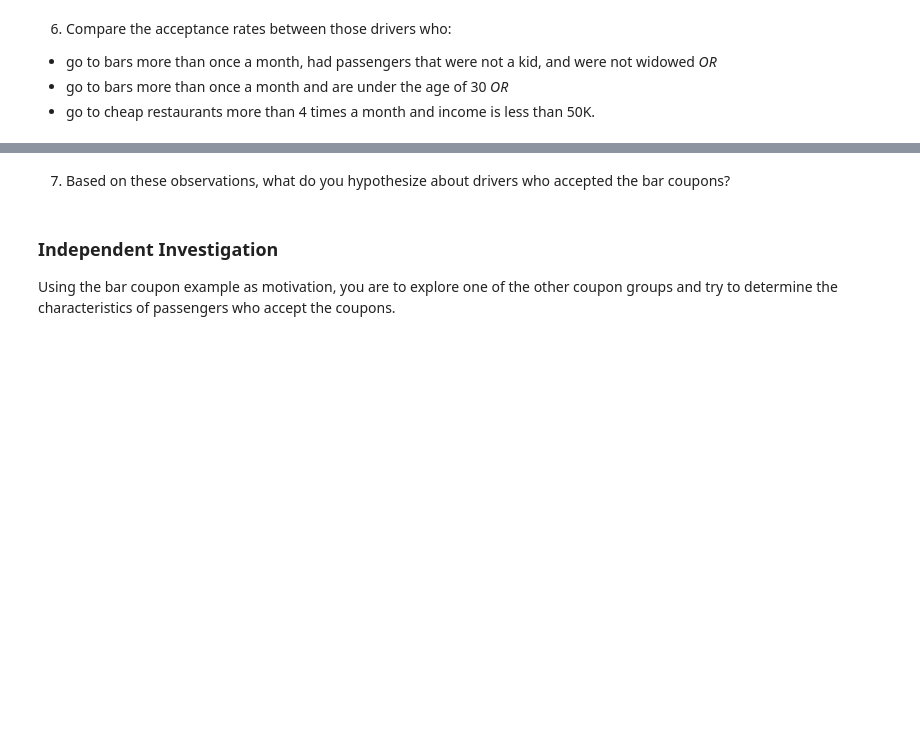
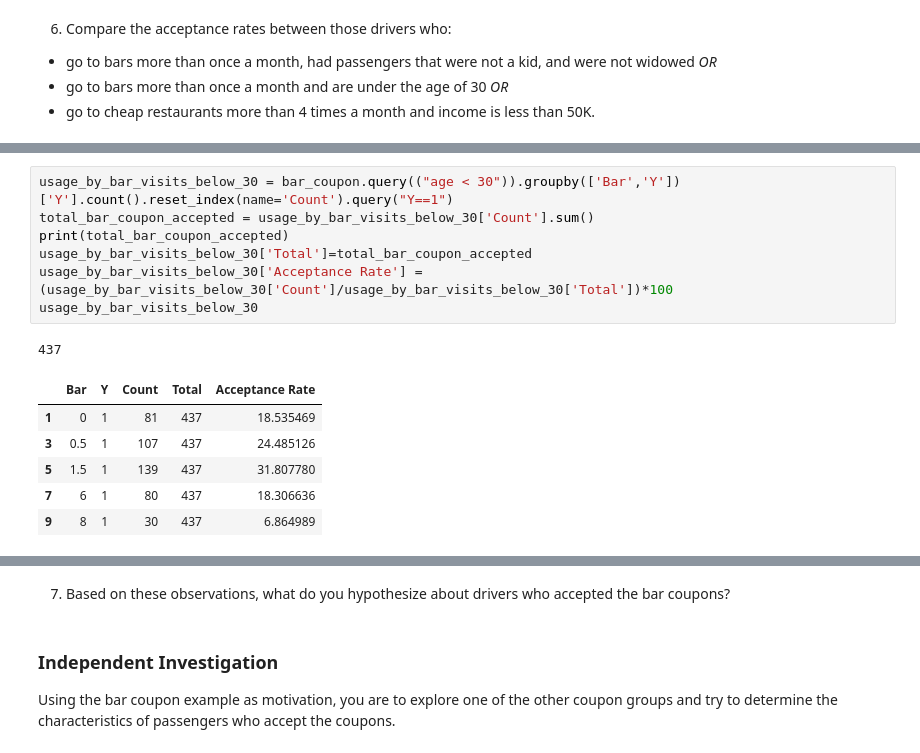
Before and after one commit to hetalpatel20/aiml, a Jupyter notebook: assignment_5_1_starter/prompt.ipynb, the cells around one changed output, grey strips where cells are left out. Saved outputs shown, nothing was run; the diff lists cells and outputs as text; blank space fills up the shorter version.

```diff
--- a/assignment_5_1_starter/prompt.ipynb
+++ b/assignment_5_1_starter/prompt.ipynb
@@ -268,0 +291,15 @@ usage_by_bar_visits_25
+# %%
+usage_by_bar_visits_below_30 = bar_coupon.query(("age < 30")).groupby(['Bar','Y'])['Y'].count().reset_index(name='Count').query("Y==1")
+total_bar_coupon_accepted = usage_by_bar_visits_below_30['Count'].sum()
+print(total_bar_coupon_accepted)
+usage_by_bar_visits_below_30['Total']=total_bar_coupon_accepted
+usage_by_bar_visits_below_30['Acceptance Rate'] = (usage_by_bar_visits_below_30['Count']/usage_by_bar_visits_below_30['Total'])*100
+usage_by_bar_visits_below_30
+# %% [output]
+437
+|  | Bar | Y | Count | Total | Acceptance Rate |
+| 1 | 0 | 1 | 81 | 437 | 18.535469 |
+| 3 | 0.5 | 1 | 107 | 437 | 24.485126 |
+| 5 | 1.5 | 1 | 139 | 437 | 31.807780 |
+| 7 | 6 | 1 | 80 | 437 | 18.306636 |
+| 9 | 8 | 1 | 30 | 437 | 6.864989 |
```
Also changed, not shown: parts of 3 cells of this notebook.
